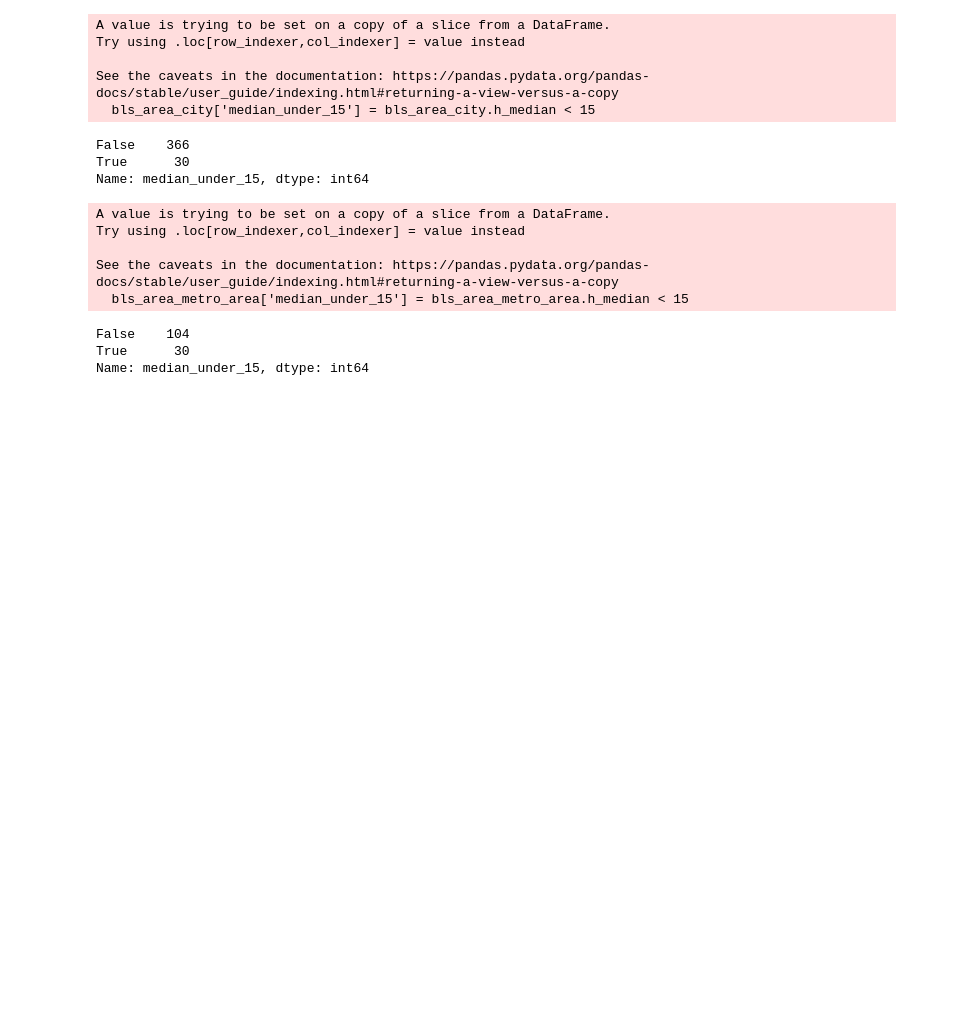
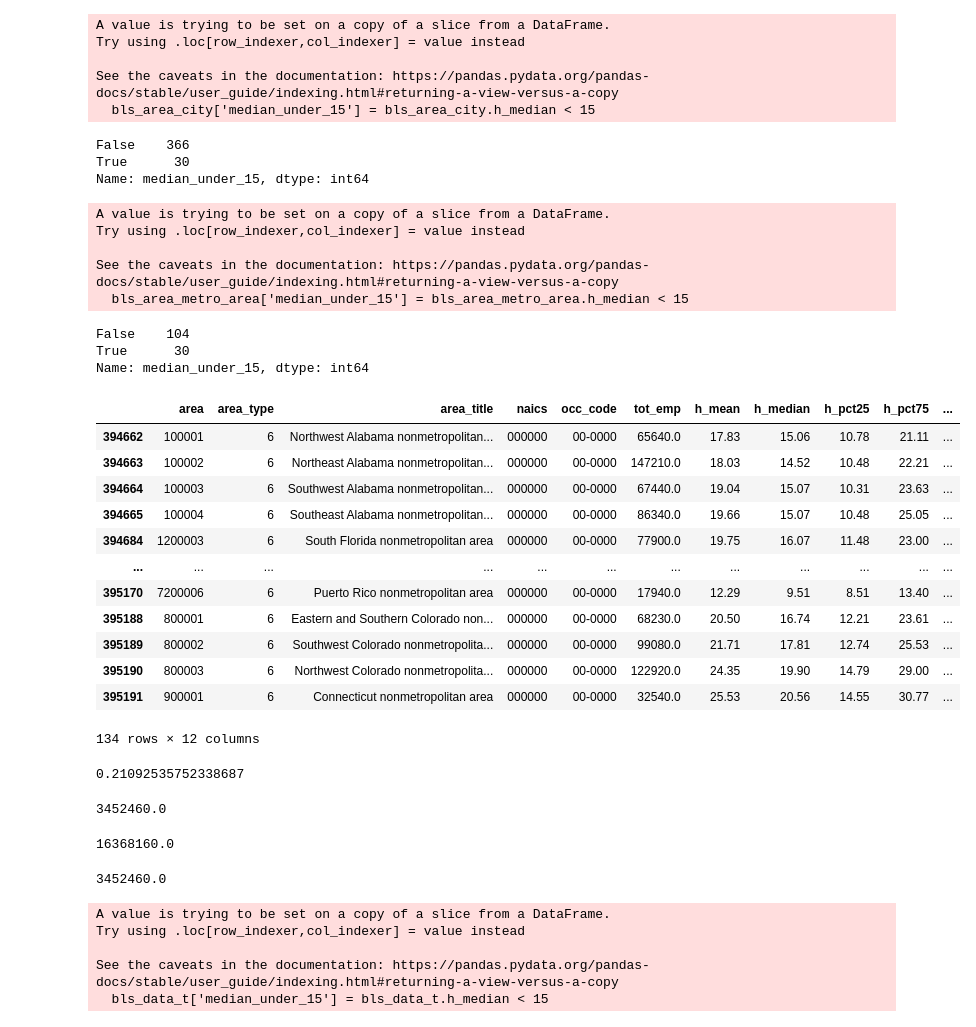
Before and after one commit to UBICenter/min-wage, a Jupyter notebook: jb/min_wage_script.ipynb, the cells around one changed output. Drawn from its saved outputs; the diff is of its cells as text; code cells hidden in the pictures; blank space fills up the shorter version.

```diff
--- a/jb/min_wage_script.ipynb
+++ b/jb/min_wage_script.ipynb
@@ -234,3 +251,54 @@ See the caveats in the documentation: https://pandas.pydata.org/pandas-docs/stab
 False    104
 True      30
 Name: median_under_15, dtype: int64
+# %%
+bls_area_metro_area
+# %% [output]
+|  | area | area_type | area_title | naics | occ_code | tot_emp | h_mean | h_median | h_pct25 | h_pct75 | ... |
+| 394662 | 100001 | 6 | Northwest Alabama nonmetropolitan... | 000000 | 00-0000 | 65640.0 | 17.83 | 15.06 | 10.78 | 21.11 | ... |
+| 394663 | 100002 | 6 | Northeast Alabama nonmetropolitan... | 000000 | 00-0000 | 147210.0 | 18.03 | 14.52 | 10.48 | 22.21 | ... |
+| 394664 | 100003 | 6 | Southwest Alabama nonmetropolitan... | 000000 | 00-0000 | 67440.0 | 19.04 | 15.07 | 10.31 | 23.63 | ... |
+| 394665 | 100004 | 6 | Southeast Alabama nonmetropolitan... | 000000 | 00-0000 | 86340.0 | 19.66 | 15.07 | 10.48 | 25.05 | ... |
+| 394684 | 1200003 | 6 | South Florida nonmetropolitan area | 000000 | 00-0000 | 77900.0 | 19.75 | 16.07 | 11.48 | 23.00 | ... |
+| ... | ... | ... | ... | ... | ... | ... | ... | ... | ... | ... | ... |
+| 395170 | 7200006 | 6 | Puerto Rico nonmetropolitan area | 000000 | 00-0000 | 17940.0 | 12.29 | 9.51 | 8.51 | 13.40 | ... |
+| 395188 | 800001 | 6 | Eastern and Southern Colorado non... | 000000 | 00-0000 | 68230.0 | 20.50 | 16.74 | 12.21 | 23.61 | ... |
+| 395189 | 800002 | 6 | Southwest Colorado nonmetropolita... | 000000 | 00-0000 | 99080.0 | 21.71 | 17.81 | 12.74 | 25.53 | ... |
+| 395190 | 800003 | 6 | Northwest Colorado nonmetropolita... | 000000 | 00-0000 | 122920.0 | 24.35 | 19.90 | 14.79 | 29.00 | ... |
+| 395191 | 900001 | 6 | Connecticut nonmetropolitan area | 000000 | 00-0000 | 32540.0 | 25.53 | 20.56 | 14.55 | 30.77 | ... |
+134 rows × 12 columns
+# %%
+# use total employees in original dataset
+
+# use number of employees to weigh mean income
+
+
+# this is the share of employees who are in metro areas w/ median under 15
+
+mdf.weighted_mean(bls_area_metro_area, 'median_under_15', w='tot_emp')
+# %% [output]
+0.21092535752338687
+# %%
+mdf.weighted_sum(bls_area_metro_area, 'median_under_15', w='tot_emp')
+# %% [output]
+3452460.0
+# %%
+bls_area_metro_area.tot_emp.sum()
+# %% [output]
+16368160.0
+# %%
+16368160*0.21092535752338687
+# %% [output]
+3452460.0
+# %%
+# LONG TERM: bar chart, one state, one city, one intersection of city and occupational code
+
+
+
+bls_data_t['median_under_15'] = bls_data_t.h_median < 15
+# %% [output]
+A value is trying to be set on a copy of a slice from a DataFrame.
+Try using .loc[row_indexer,col_indexer] = value instead
+
+See the caveats in the documentation: https://pandas.pydata.org/pandas-docs/stable/user_guide/indexing.html#returning-a-view-versus-a-copy
+  bls_data_t['median_under_15'] = bls_data_t.h_median < 15
```
Also changed, not shown: parts of 43 cells of this notebook, 1 other file.
